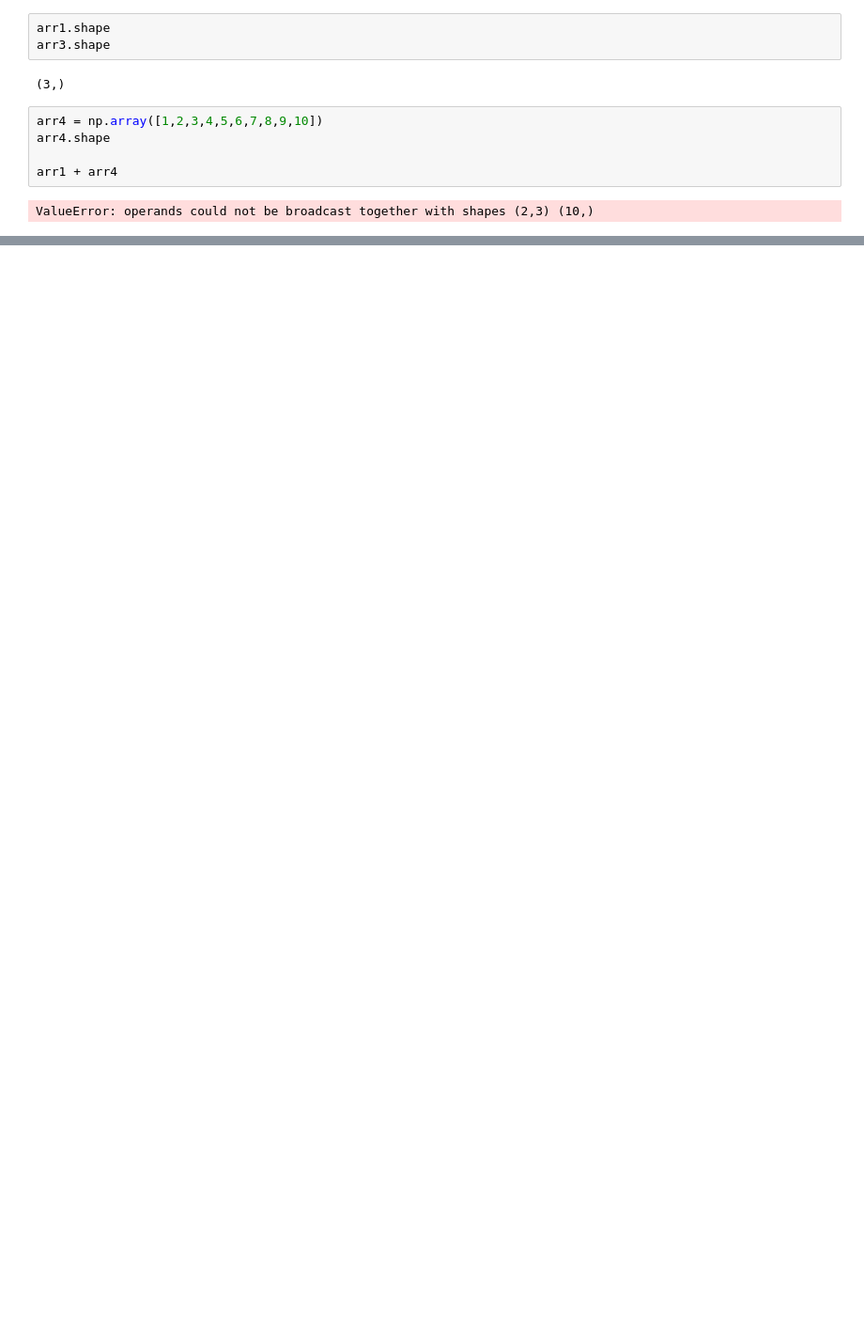
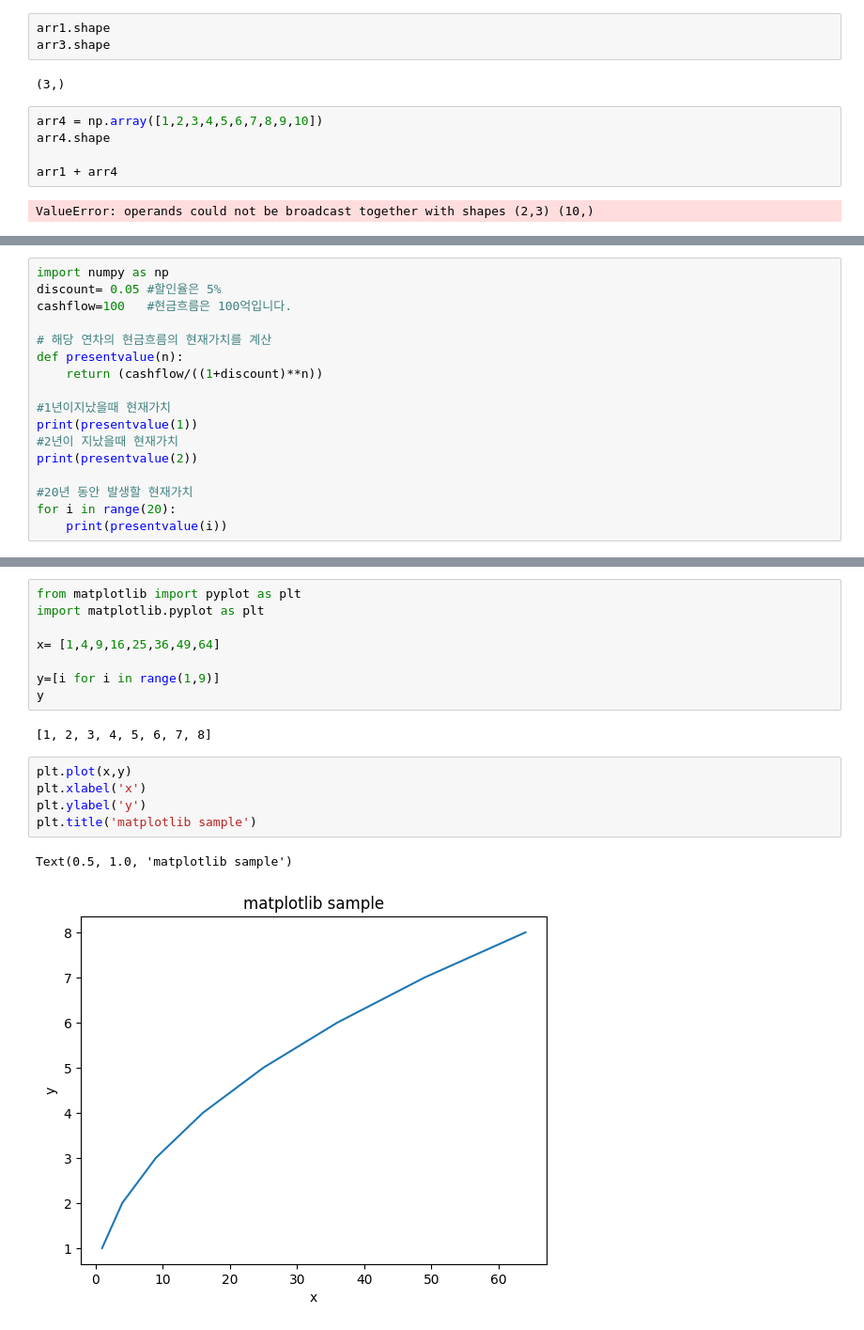
Before and after one commit to termite9/python, a Jupyter notebook: 다양한패키지.ipynb, the cells around one changed output, grey strips where cells are left out. Shown at 94% size. Saved outputs shown, nothing was run; the diff lists cells and outputs as text; blank space fills up the shorter version.

```diff
--- a/다양한패키지.ipynb
+++ b/다양한패키지.ipynb
@@ -171,0 +282,17 @@ d_list = [[1,2,3,4,5],
+# %%
+import numpy as np
+discount= 0.05 #할인율은 5%
+cashflow=100   #현금흐름은 100억입니다.
+
+# 해당 연차의 현금흐름의 현재가치를 계산
+def presentvalue(n):
+    return (cashflow/((1+discount)**n))
+
+#1년이지났을때 현재가치
+print(presentvalue(1))
+#2년이 지났을때 현재가치
+print(presentvalue(2))
+
+#20년 동안 발생할 현재가치
+for i in range(20):
+    print(presentvalue(i))
@@ -171,0 +868,18 @@ d_list = [[1,2,3,4,5],
+# %%
+from matplotlib import pyplot as plt
+import matplotlib.pyplot as plt
+
+x= [1,4,9,16,25,36,49,64]
+
+y=[i for i in range(1,9)]
+y
+# %% [output]
+[1, 2, 3, 4, 5, 6, 7, 8]
+# %%
+plt.plot(x,y)
+plt.xlabel('x')
+plt.ylabel('y')
+plt.title('matplotlib sample')
+# %% [output]
+Text(0.5, 1.0, 'matplotlib sample')
+[figure, added]
```
Also changed, not shown: parts of 137 cells of this notebook, 33 other files.
